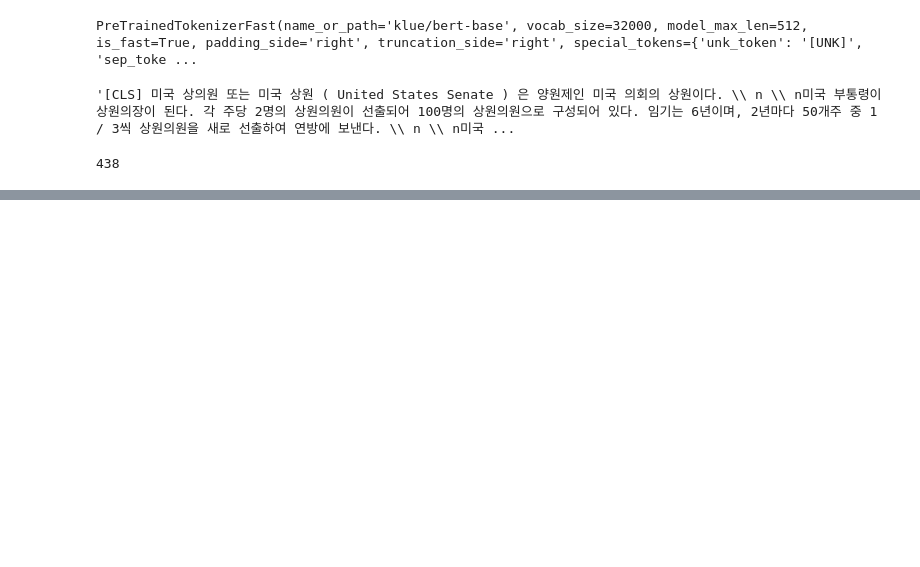
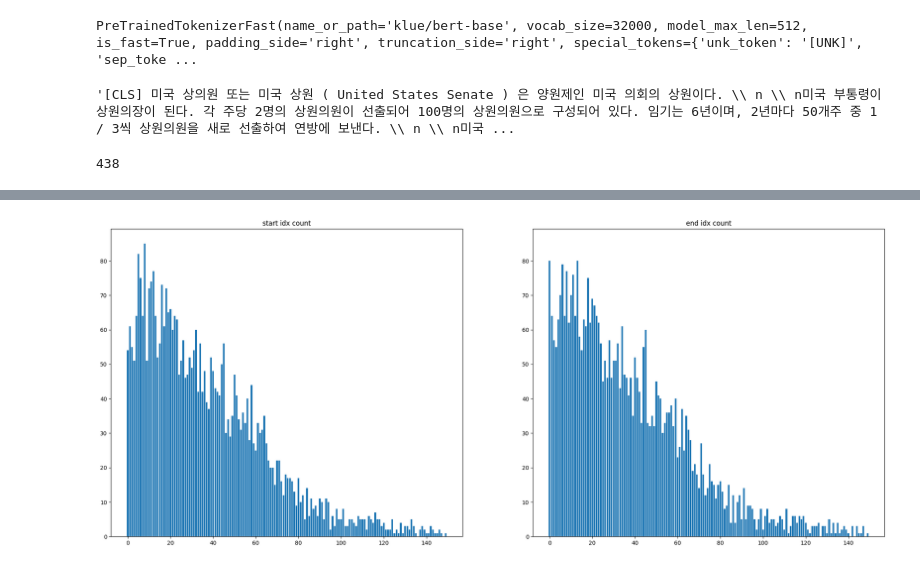
Before and after one commit to boostcampaitech4lv23nlp1/level2_mrc_nlp-level2-nlp-07, a Jupyter notebook: code/notebook/max_seq_len_search.ipynb, the cells around one changed output, grey strips where cells are left out. Drawn from its saved outputs; the diff is of its cells as text; code cells hidden in the pictures; blank space fills up the shorter version.

Commit message:
feat : add start_idx, end_idx eda
ipynb notebook update, eda & visualization

```diff
--- a/code/notebook/max_seq_len_search.ipynb
+++ b/code/notebook/max_seq_len_search.ipynb
@@ -80,6 +143,7 @@ len(tokenizer2(train_df['context'][0])['input_ids'])
 train_max = 0
 for i,df in train_df.iterrows():
     tmp = len(tokenizer2(df['context'])['input_ids'])
-    train_max = max(train_max,tmp)
+    tmp2 = len(tokenizer2(df['question'])['input_ids'])
+    train_max = max(train_max,tmp+tmp2)
 train_max
 # %% [output]
@@ -88,6 +152,7 @@ train_max
 val_max = 0
 for i,df in val_df.iterrows():
     tmp = len(tokenizer2(df['context'])['input_ids'])
-    val_max = max(val_max,tmp)
+    tmp2 = len(tokenizer2(df['question'])['input_ids'])
+    val_max = max(val_max,tmp+tmp2)
 val_max
 # %% [output]
@@ -94,0 +176,3 @@ val_max
+# %%
+train_df['start_idx']=train_df['answers'].apply(lambda x:int(x['answer_start'][0]))
+train_df['end_idx']=train_df['answers'].apply(lambda x:int(x['answer_start'][0])+int(len(x['text'][0])))
@@ -94,0 +203,17 @@ val_max
+# %%
+start_count= []
+end_count= []
+for i in range(0,150):
+    start_count.append(len(train_df[(train_df['start_idx']>i*10)&(train_df['start_idx']<=(i+1)*10)]))
+    end_count.append(len(train_df[(train_df['end_idx']>i*10)&(train_df['end_idx']<=(i+1)*10)]))
+# %%
+fig = plt.figure(figsize=(25,10))
+ax1 = fig.add_subplot(121)
+ax2 = fig.add_subplot(122, sharey=ax1)
+ax1.bar(range(0,150),start_count)
+ax2.bar(range(0,150),end_count)
+ax1.set_title('start idx count')
+ax2.set_title('end idx count')
+plt.show()
+# %% [output]
+[figure, added]
```
Also changed, not shown: parts of 45 cells of this notebook.
